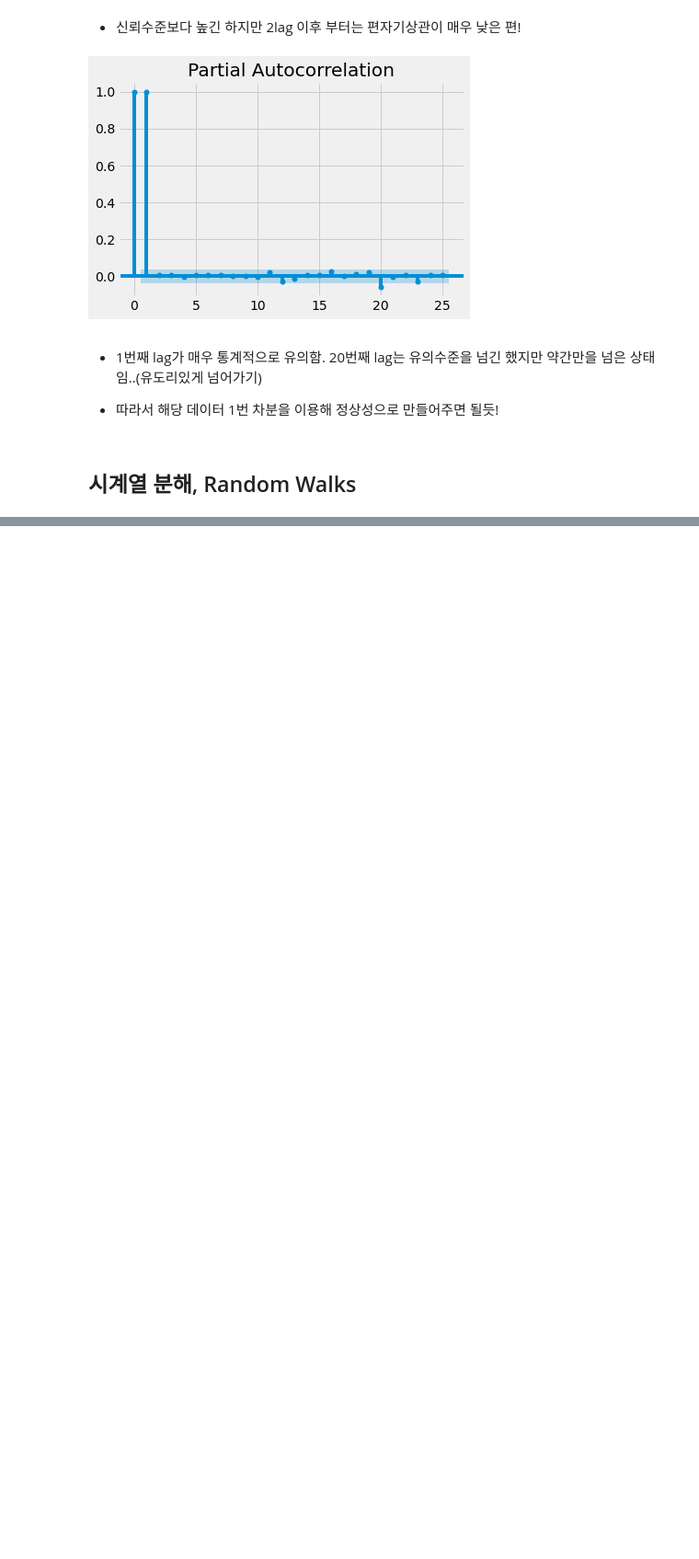
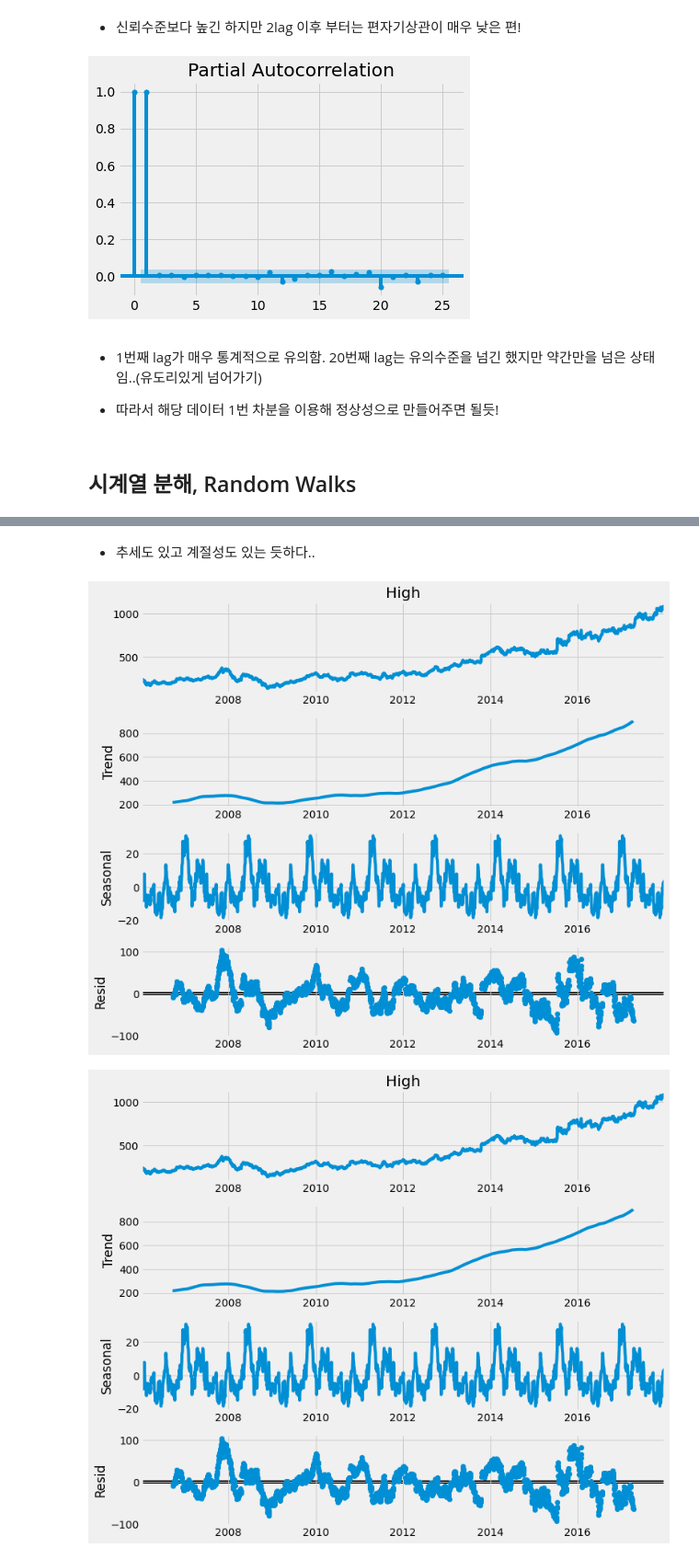
Before and after one commit to young-hun-jo/KaggleStruggle, a Jupyter notebook: TimeSeriesAnalysis/TimeSeries_transcription.ipynb, the cells around one changed output, grey strips where cells are left out. Shown at 92% size. Cells and saved outputs as stored; diff of their text form; code cells hidden in the pictures; blank space fills up the shorter version.

```diff
--- a/TimeSeriesAnalysis/TimeSeries_transcription.ipynb
+++ b/TimeSeriesAnalysis/TimeSeries_transcription.ipynb
@@ -429,0 +443,14 @@ plt.show()
+# %% [markdown]
+- 추세도 있고 계절성도 있는 듯하다..
+# %%
+# 계절성 시계열 분해하기
+import statsmodels as sm
+from statsmodels.tsa import seasonal
+
+plt.rcParams['figure.figsize'] = 11, 9
+decomposed_google = seasonal.seasonal_decompose(google['High'],
+                                             freq=360)
+decomposed_google.plot()
+# %% [output]
+[figure, added]
+[figure, added]
```
Also changed, not shown: parts of 24 cells of this notebook.
